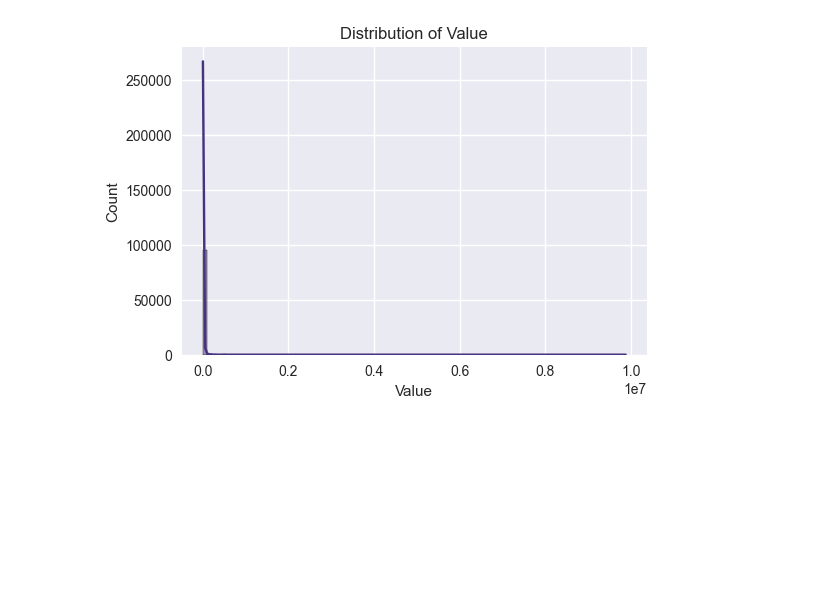
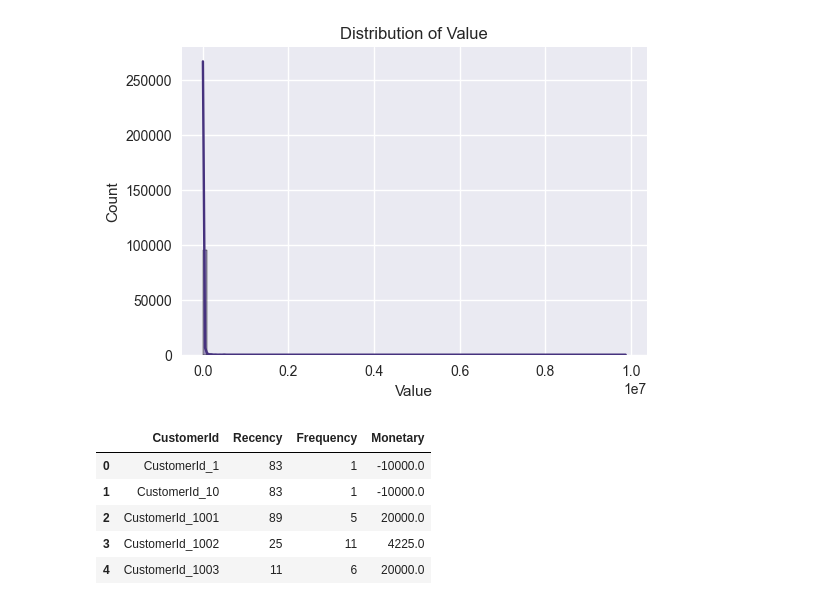
Before and after one commit to biniyamtibebe/Credit-Risk-Probability-Model-for-Alternative-Data, a Jupyter notebook: notebooks/eda.ipynb, the cells around one changed output. Cells and saved outputs as stored; diff of their text form; code cells hidden in the pictures; blank space fills up the shorter version.

```diff
--- a/notebooks/eda.ipynb
+++ b/notebooks/eda.ipynb
@@ -405,3 +405,20 @@ for col in num_cols:
 [figure]
 # %%
 df.to_csv(r"C:\Users\hp\Pictures\Bati Bank\Credit-Risk-Probability-Model-for-Alternative-Data\data\process\transactions_cleaned.csv", index=False)
+# %%
+#RFM Feature Engineering (Core Risk Signal)
+rfm = df.groupby("CustomerId").agg({
+    "TransactionStartTime": lambda x: (df["TransactionStartTime"].max() - x.max()).days,
+    "TransactionId": "count",
+    "Amount": "sum"
+}).reset_index()
+
+rfm.columns = ["CustomerId", "Recency", "Frequency", "Monetary"]
+rfm.head()
+# %% [output]
+|  | CustomerId | Recency | Frequency | Monetary |
+| 0 | CustomerId_1 | 83 | 1 | -10000.0 |
+| 1 | CustomerId_10 | 83 | 1 | -10000.0 |
+| 2 | CustomerId_1001 | 89 | 5 | 20000.0 |
+| 3 | CustomerId_1002 | 25 | 11 | 4225.0 |
+| 4 | CustomerId_1003 | 11 | 6 | 20000.0 |
```
Also changed, not shown: parts of 2 cells of this notebook, 1 other file.
